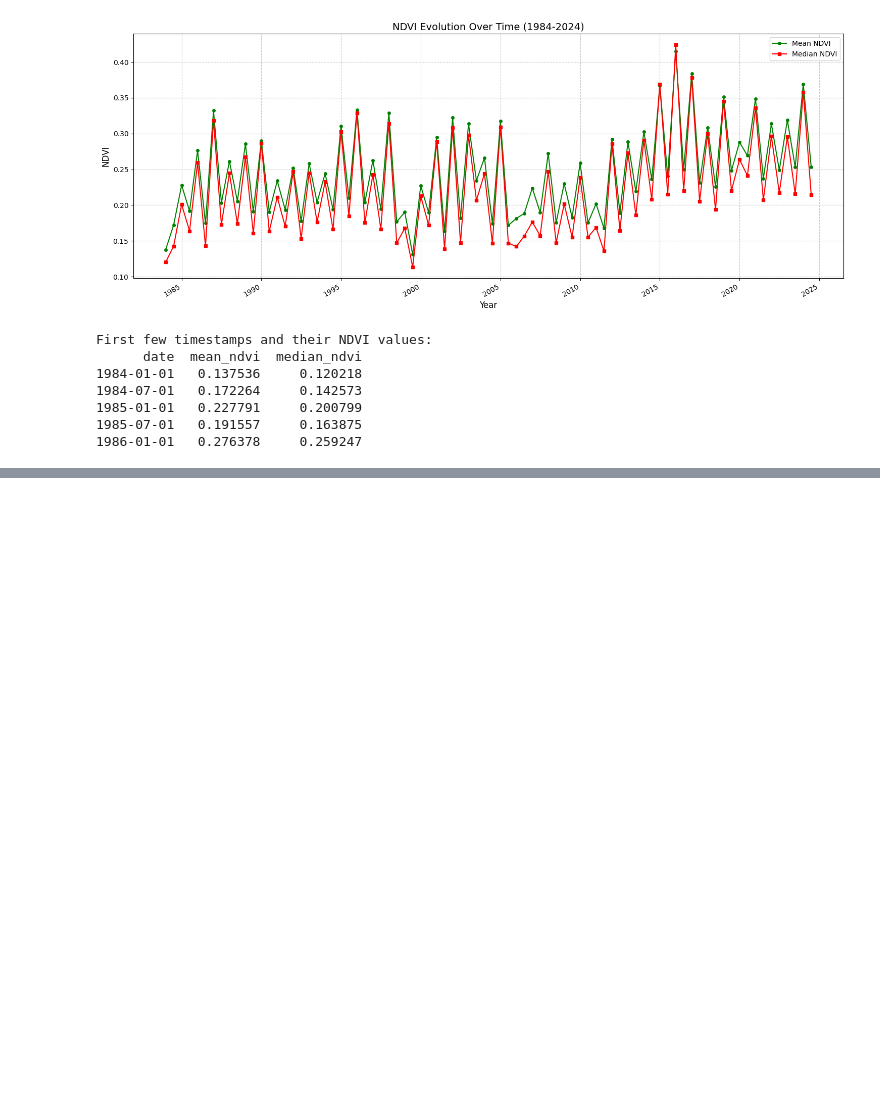
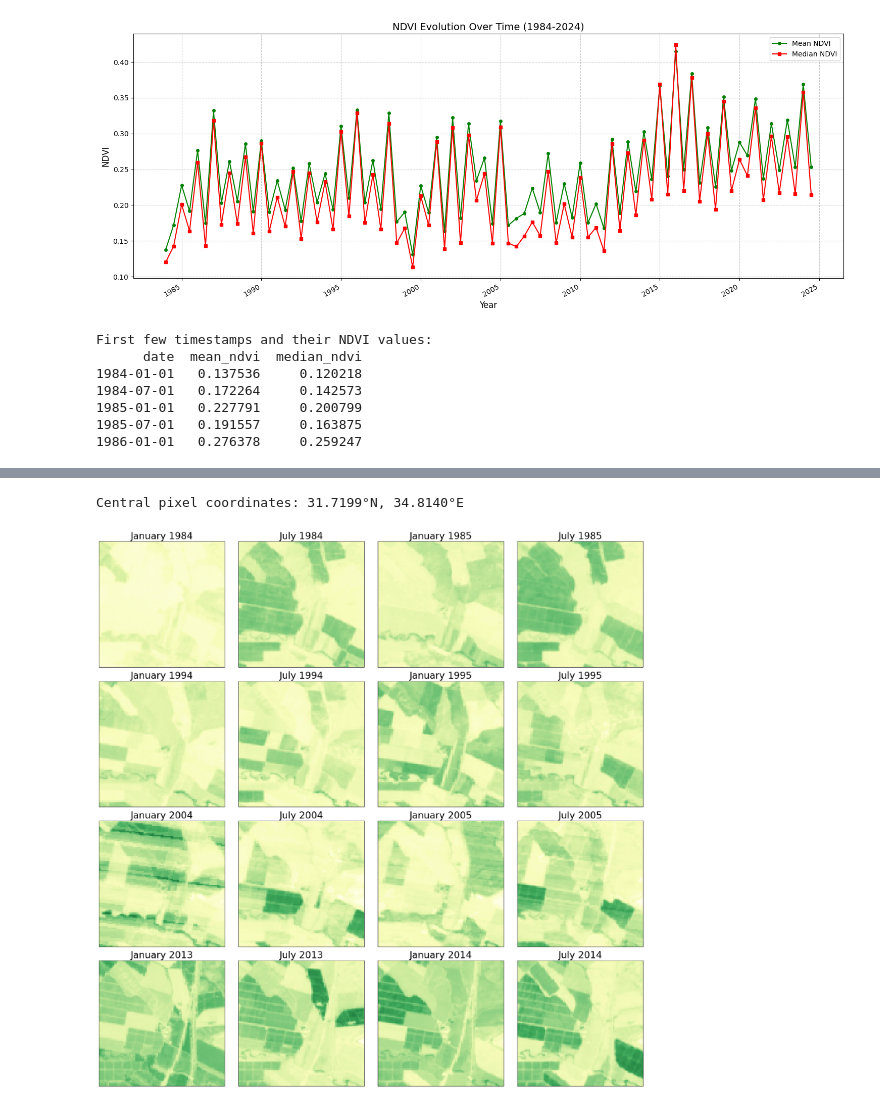
Before and after one commit to FaranIdo/stpred, a Jupyter notebook: dataset/visualize.ipynb, the cells around one changed output, grey strips where cells are left out. Cells and saved outputs as stored; diff of their text form; code cells hidden in the pictures; blank space fills up the shorter version.

```diff
--- a/dataset/visualize.ipynb
+++ b/dataset/visualize.ipynb
@@ -168,0 +194,64 @@ First few timestamps and their NDVI values:
+# %%
+def plot_ndvi_area_over_time(start_x: int, start_y: int, area_size: int) -> None:
+    """Plot NDVI area across multiple years.
+
+    Args:
+        start_x: Starting x coordinate
+        start_y: Starting y coordinate
+        area_size: Size of square area to plot
+    """
+    years_per_row = [1984, 1994, 2004, 2013]
+    images_per_row = 4
+
+    # Create a figure with subplots
+    fig, axes = plt.subplots(len(years_per_row), images_per_row, figsize=(20, 20))
+
+    # Get reference year and calculate indices
+    ref_year = 1984
+    ndvi_index = 0
+
+    # Get lat/long of central pixel
+    center_y = start_y + area_size // 2
+    center_x = start_x + area_size // 2
+    lat = data[0, center_y, center_x, 3]  # Index 3 is latitude
+    lon = data[0, center_y, center_x, 4]  # Index 4 is longitude
+    print(f"Central pixel coordinates: {lat:.4f}°N, {lon:.4f}°E")
+
+    for row, start_year in enumerate(years_per_row):
+        year_idx = (start_year - ref_year) * 2  # Calculate index in data array
+
+        for col in range(images_per_row):
+            # Get NDVI values for the area
+            area_ndvi = data[year_idx + col, start_y:start_y+area_size, start_x:start_x+area_size, ndvi_index]
+            month = data[year_idx + col, start_y:start_y+area_size, start_x:start_x+area_size, 1]
+            years = data[year_idx + col, start_y:start_y+area_size, start_x:start_x+area_size, 2]
+
+            # Get the month and year values for this area
+            month_val = int(month[0,0])  # Get first value since they should all be the same
+            year_val = int(years[0,0])
+
+            # Plot the NDVI values as a heatmap
+            im = axes[row, col].imshow(area_ndvi,
+                                      cmap='YlGn',
+                                      interpolation='nearest',
+                                      vmin=0,  # Set minimum NDVI value
+                                      vmax=1)  # Set maximum NDVI value
+
+            # Customize each subplot
+            month_names = ['January', 'February', 'March', 'April', 'May', 'June',
+                          'July', 'August', 'September', 'October', 'November', 'December']
+            month_name = month_names[month_val - 1]  # -1 since months are 1-based
+            axes[row, col].set_title(f'{month_name} {year_val}', fontsize=24)  # Increased title font size
+
+            # Hide axis ticks and labels
+            axes[row, col].set_xticks([])
+            axes[row, col].set_yticks([])
+
+    plt.tight_layout()
+    plt.show()
+
+
+plot_ndvi_area_over_time(200, 200, 100)
+# %% [output]
+Central pixel coordinates: 31.7199°N, 34.8140°E
+[figure, added]
```
Also changed, not shown: parts of 4 cells of this notebook, 1 other file.
